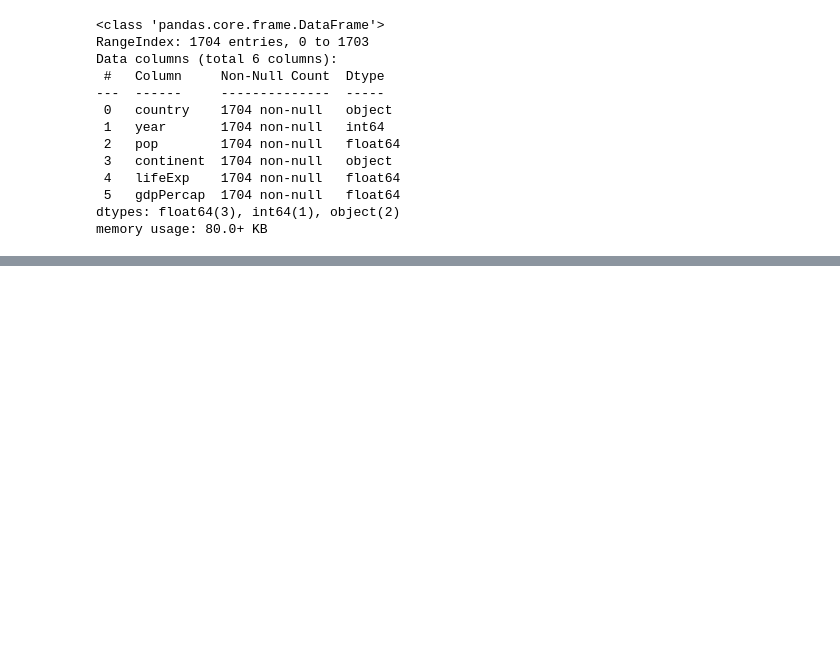
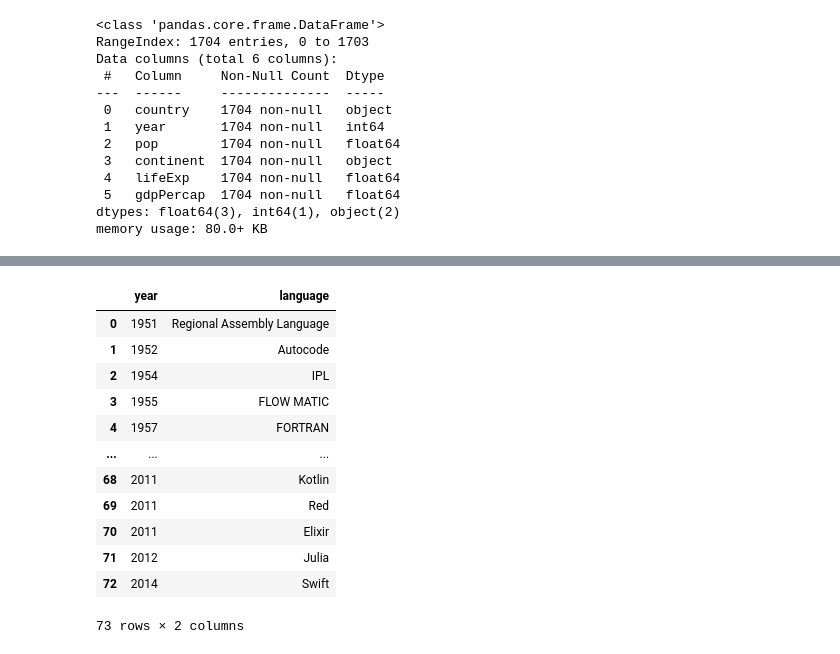
Before and after one commit to FernanMartinez/Curso_Python_Basico, a Jupyter notebook: Aula 12 Pandas/Aula 12. Pandas.ipynb, the cells around one changed output, grey strips where cells are left out. Saved outputs shown, nothing was run; the diff lists cells and outputs as text; code cells hidden in the pictures; blank space fills up the shorter version.

```diff
--- a/Aula 12 Pandas/Aula 12. Pandas.ipynb
+++ b/Aula 12 Pandas/Aula 12. Pandas.ipynb
@@ -1670,0 +1750,18 @@ memory usage: 80.0+ KB
+# %%
+# Lendo mais um arquivo csv
+arquivo_3 = pd.read_csv("./Dados/arquivo3.csv", sep="-")
+arquivo_3
+# %% [output]
+|  | year | language |
+| 0 | 1951 | Regional Assembly Language |
+| 1 | 1952 | Autocode |
+| 2 | 1954 | IPL |
+| 3 | 1955 | FLOW MATIC |
+| 4 | 1957 | FORTRAN |
+| ... | ... | ... |
+| 68 | 2011 | Kotlin |
+| 69 | 2011 | Red |
+| 70 | 2011 | Elixir |
+| 71 | 2012 | Julia |
+| 72 | 2014 | Swift |
+73 rows × 2 columns
```
Also changed, not shown: parts of 20 cells of this notebook, 13 other files.
